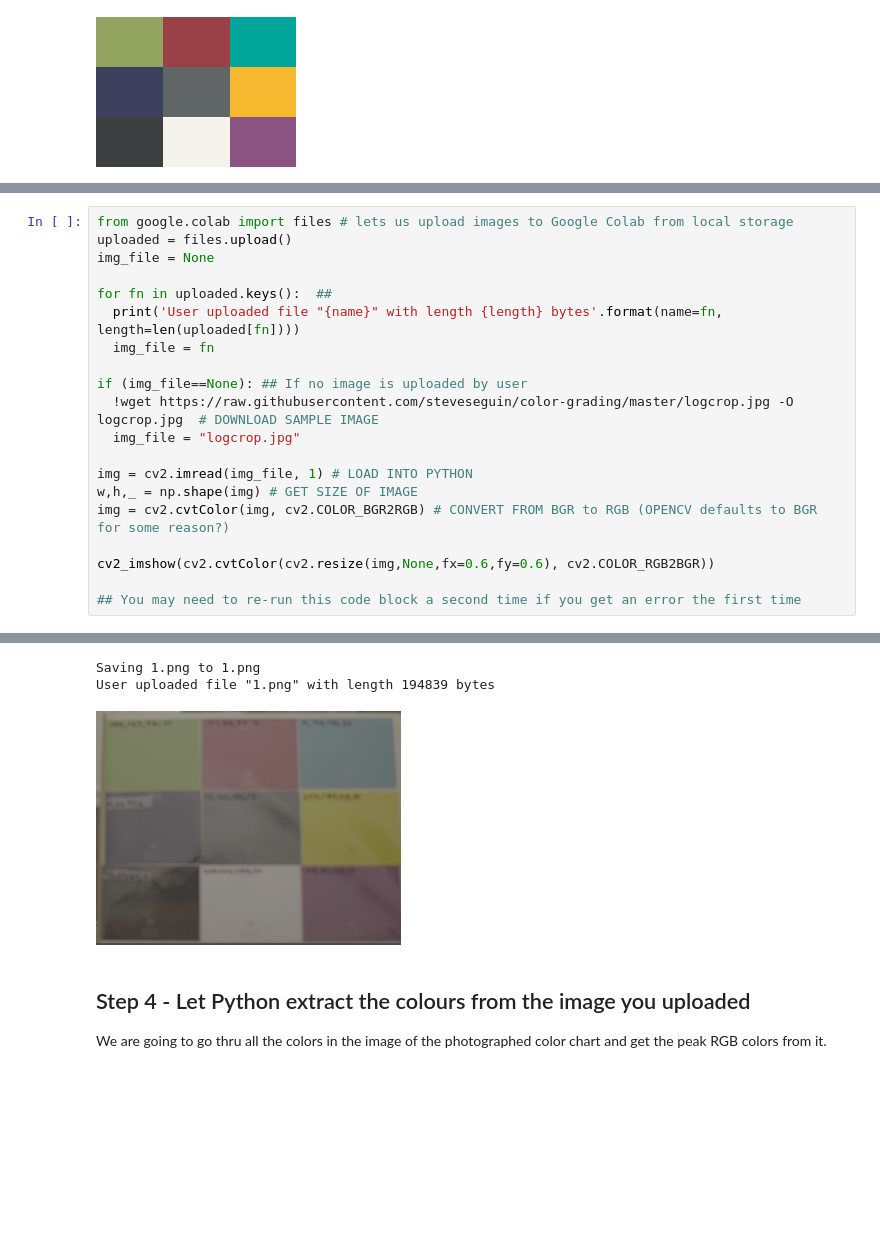
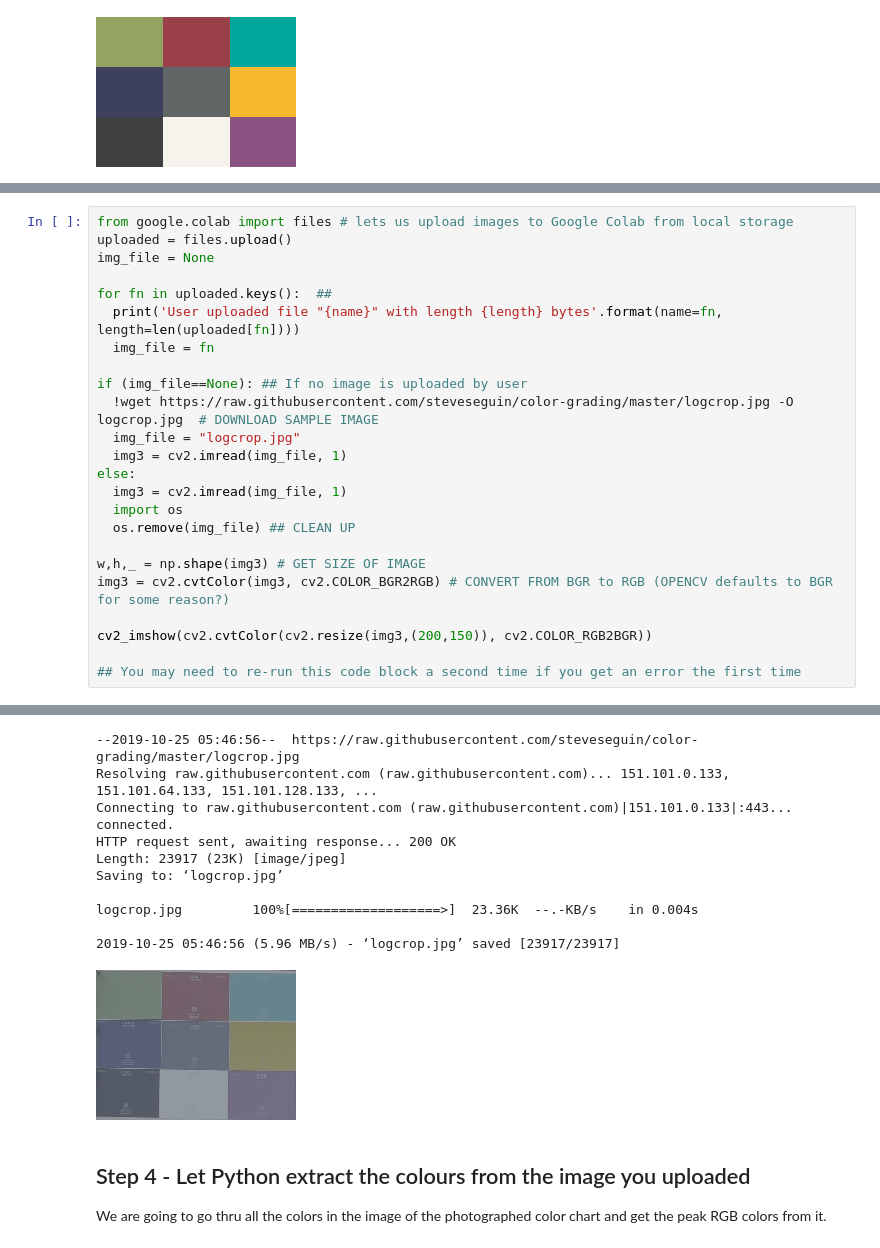
Before and after one commit to steveseguin/color-grading, a Jupyter notebook: colab.ipynb, the cells around one changed output, grey strips where cells are left out. Saved outputs shown, nothing was run; the diff lists cells and outputs as text; blank space fills up the shorter version.

```diff
--- a/colab.ipynb
+++ b/colab.ipynb
@@ -61,28 +61,40 @@ Example Image to upload:
 # %%
 from google.colab import files # lets us upload images to Google Colab from local storage
 uploaded = files.upload()
 img_file = None
 
 for fn in uploaded.keys():  ##
   print('User uploaded file "{name}" with length {length} bytes'.format(name=fn, length=len(uploaded[fn])))
   img_file = fn
 
 if (img_file==None): ## If no image is uploaded by user
   !wget https://raw.githubusercontent.com/steveseguin/color-grading/master/logcrop.jpg -O logcrop.jpg  # DOWNLOAD SAMPLE IMAGE
   img_file = "logcrop.jpg"
+  img3 = cv2.imread(img_file, 1)
+else:
+  img3 = cv2.imread(img_file, 1)
+  import os
+  os.remove(img_file) ## CLEAN UP
 
-img = cv2.imread(img_file, 1) # LOAD INTO PYTHON
-w,h,_ = np.shape(img) # GET SIZE OF IMAGE
-img = cv2.cvtColor(img, cv2.COLOR_BGR2RGB) # CONVERT FROM BGR to RGB (OPENCV defaults to BGR for some reason?)
+w,h,_ = np.shape(img3) # GET SIZE OF IMAGE
+img3 = cv2.cvtColor(img3, cv2.COLOR_BGR2RGB) # CONVERT FROM BGR to RGB (OPENCV defaults to BGR for some reason?)
 
-cv2_imshow(cv2.cvtColor(cv2.resize(img,None,fx=0.6,fy=0.6), cv2.COLOR_RGB2BGR))
+cv2_imshow(cv2.cvtColor(cv2.resize(img3,(200,150)), cv2.COLOR_RGB2BGR))
 
 ## You may need to re-run this code block a second time if you get an error the first time
 # %% [output]
 [interactive output not drawn]
-Saving 1.png to 1.png
-User uploaded file "1.png" with length 194839 bytes
+--2019-10-25 05:46:56--  https://raw.githubusercontent.com/steveseguin/color-grading/master/logcrop.jpg
+Resolving raw.githubusercontent.com (raw.githubusercontent.com)... 151.101.0.133, 151.101.64.133, 151.101.128.133, ...
+Connecting to raw.githubusercontent.com (raw.githubusercontent.com)|151.101.0.133|:443... connected.
+HTTP request sent, awaiting response... 200 OK
+Length: 23917 (23K) [image/jpeg]
+Saving to: ‘logcrop.jpg’
+
+logcrop.jpg         100%[===================>]  23.36K  --.-KB/s    in 0.004s
+
+2019-10-25 05:46:56 (5.96 MB/s) - ‘logcrop.jpg’ saved [23917/23917]
-[figure, old version]
+[figure, new version]
 # %% [markdown]
 ## Step 4 - Let Python extract the colours from the image you uploaded
 We are going to go thru all the colors in the image of the photographed color chart and get the peak RGB colors from it.
```
Also changed, not shown: parts of 7 cells of this notebook.
